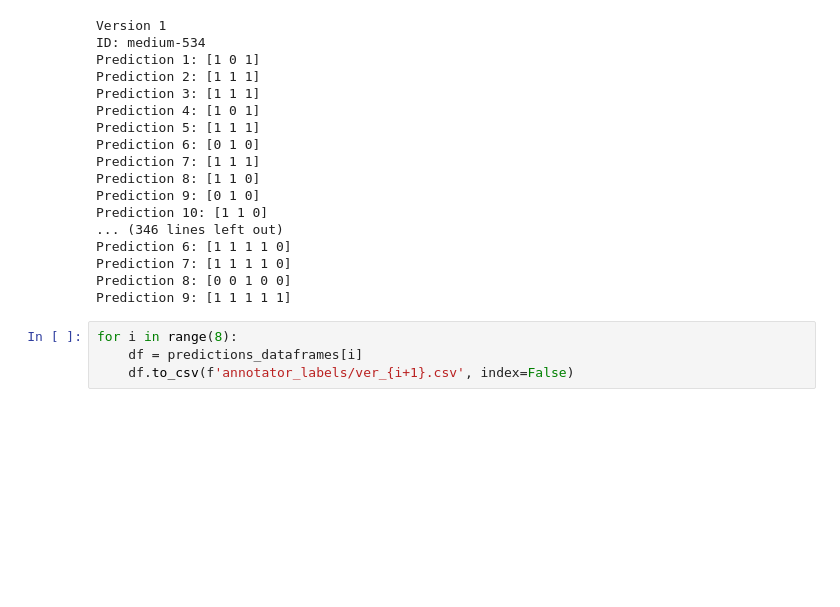
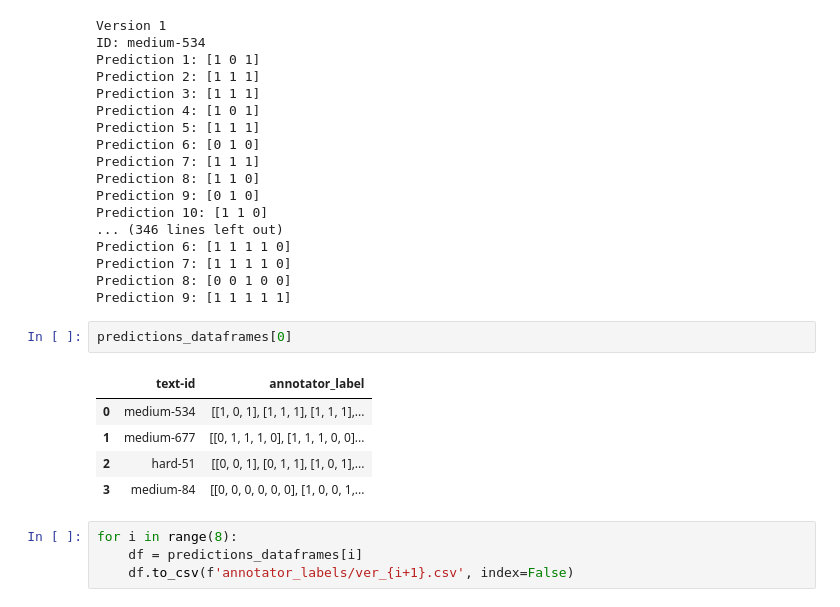
Before and after one commit to bnikolic2/Author-Style-Detection, a Jupyter notebook: Analiza_Anketa.ipynb, the cells around one changed output. Cells and saved outputs as stored; diff of their text form; blank space fills up the shorter version.

Commit message:
Added how to read annotator labels

```diff
--- a/Analiza_Anketa.ipynb
+++ b/Analiza_Anketa.ipynb
@@ -504,6 +504,14 @@ Prediction 6: [1 1 1 1 0]
 Prediction 7: [1 1 1 1 0]
 Prediction 8: [0 0 1 0 0]
 Prediction 9: [1 1 1 1 1]
+# %%
+predictions_dataframes[0]
+# %% [output]
+|  | text-id | annotator_label |
+| 0 | medium-534 | [[1, 0, 1], [1, 1, 1], [1, 1, 1],... |
+| 1 | medium-677 | [[0, 1, 1, 1, 0], [1, 1, 1, 0, 0]... |
+| 2 | hard-51 | [[0, 0, 1], [0, 1, 1], [1, 0, 1],... |
+| 3 | medium-84 | [[0, 0, 0, 0, 0, 0], [1, 0, 0, 1,... |
 # %%
 for i in range(8):
     df = predictions_dataframes[i]
```
Also changed, not shown: 1 other file.
